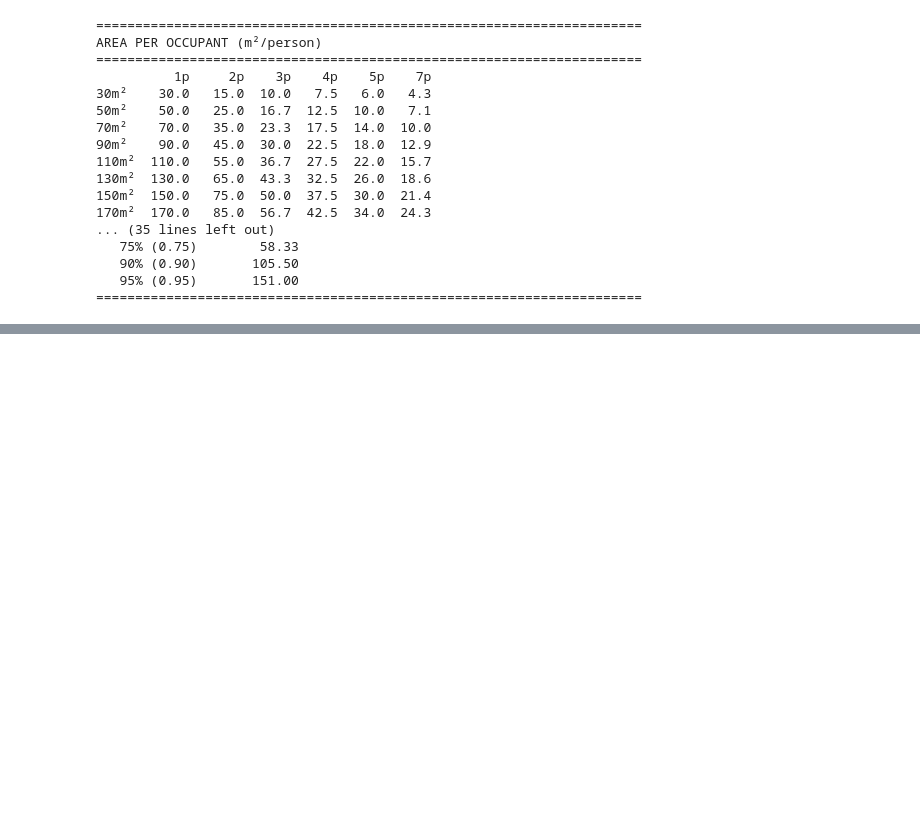
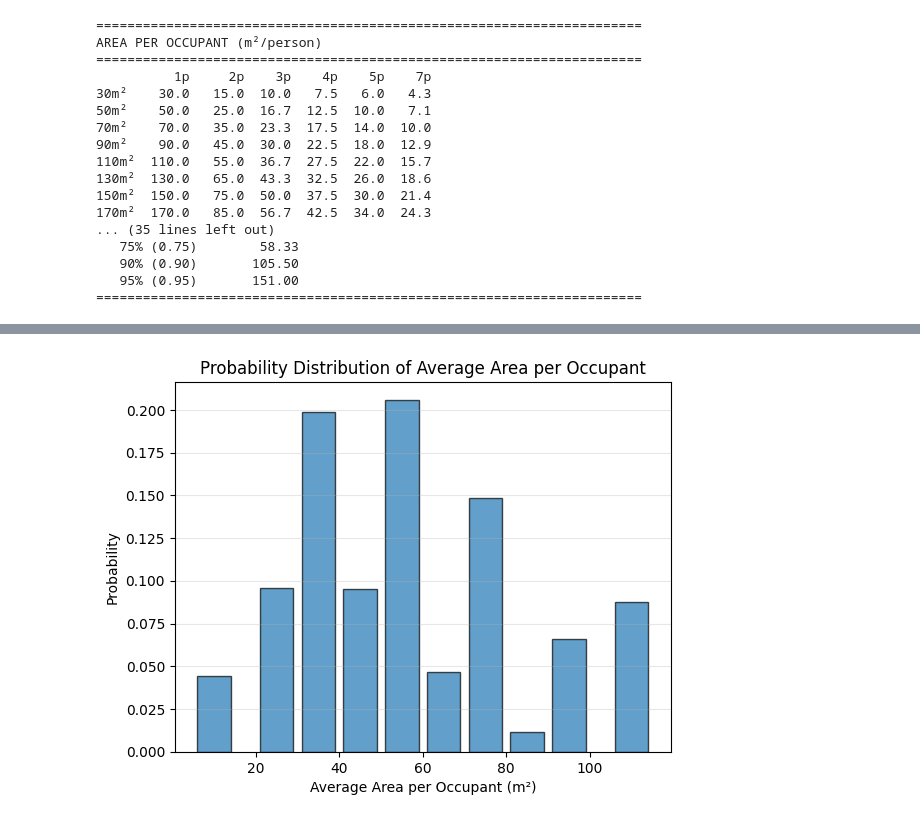
Before and after one commit to JsprLC/Project-Fire-risk-number-of-occupants-, a Jupyter notebook: number_of_people.ipynb, the cells around one changed output, grey strips where cells are left out. Saved outputs shown, nothing was run; the diff lists cells and outputs as text; code cells hidden in the pictures; blank space fills up the shorter version.

```diff
--- a/number_of_people.ipynb
+++ b/number_of_people.ipynb
@@ -190,0 +178,79 @@ Expected average area per occupant: 56.49
+# %%
+'''
+### Statistical distribution for the average living area per occupant
+### Using binning approach
+### Bins = [0-20), [20-30), [30-40), [40-50), [50-60), [60-70), [70-80), [80-90), [90-100), [100+)
+'''
+
+# The bins, square meters per occupant
+bins = np.concatenate([[0], np.arange(20, 110, 10), [np.inf]])
+
+# Get bin indices for each area per occupant
+bin_classes = np.digitize(area_per_occupants, bins) - 1  # -1 to make 0-indexed
+
+# Calculate bin averages: to present the value of each bin
+bin_averages = (bins[:-1] + bins[1:]) / 2
+bin_averages[-1] = bins[-2] + 10  # Handle the inf case
+average_living_area_bins = bin_averages
+
+# Calculate joint probabilities (broadcasting)
+joint_prob = occupants_of_area_pmf * area_pmf[:, np.newaxis]
+
+# Sum probabilities by bin (vectorized)
+average_living_area_pmf = np.bincount(bin_classes.flatten(),
+                        weights=joint_prob.flatten(),
+                        minlength=len(bin_averages))
+
+# ============================================================================
+# NORMALIZE THE PMF TO SUM TO 1.0
+# ============================================================================
+pmf_sum = np.sum(average_living_area_pmf)
+print(f"PMF sum before normalization: {pmf_sum:.6f}")
+
+# Normalize to ensure sum equals 1.0
+average_living_area_pmf = average_living_area_pmf / pmf_sum
+
+print(f"PMF sum after normalization: {np.sum(average_living_area_pmf):.6f}")
+print(f"Normalized PMF:\n{average_living_area_pmf}")
+
+# Verify the normalization
+assert np.isclose(np.sum(average_living_area_pmf), 1.0), "PMF does not sum to 1.0!"
+
+# ============================================================================
+# VISUALIZATION
+# ============================================================================
+plt.bar(bin_averages, average_living_area_pmf, width=8, alpha=0.7, edgecolor='black')
+plt.xlabel('Average Area per Occupant (m²)')
+plt.ylabel('Probability')
+plt.title('Probability Distribution of Average Area per Occupant')
+plt.grid(axis='y', alpha=0.3)
+plt.show()
+
+# ============================================================================
+# STATISTICS
+# ============================================================================
+E_average_living_area = np.sum(bin_averages * average_living_area_pmf)
+print(f"\nExpected average area per occupant: {E_average_living_area:.2f} m²/person")
+
+Munich_average_living_area = 51.1  # from official statistics
+print(f"The average living area per occupant in Munich is around {Munich_average_living_area} m²/person (from official statistics).")
+
+# Additional statistics
+variance_living_area = np.sum((bin_averages - E_average_living_area)**2 * average_living_area_pmf)
+std_dev_living_area = np.sqrt(variance_living_area)
+print(f"Standard deviation: {std_dev_living_area:.2f} m²/person")
+
+# Print the normalized PMF table
+print("\n" + "="*70)
+print("NORMALIZED AVERAGE LIVING AREA PER OCCUPANT DISTRIBUTION")
+print("="*70)
+print(f"{'Bin Range (m²)':<20} {'Bin Center':<15} {'Probability':<15}")
+print("-"*70)
+for i, (center, prob) in enumerate(zip(bin_averages, average_living_area_pmf)):
+    if i < len(bins) - 2:
+        bin_range = f"[{bins[i]:.0f}, {bins[i+1]:.0f})"
+    else:
+        bin_range = f"[{bins[i]:.0f}, ∞)"
+    print(f"{bin_range:<20} {center:>10.1f}     {prob:>10.6f} ({prob*100:>5.2f}%)")
+print("="*70)
+# %% [output]
@@ -190,0 +262 @@ Expected average area per occupant: 56.49
+[figure, added]
```
Also changed, not shown: parts of 15 cells of this notebook.
